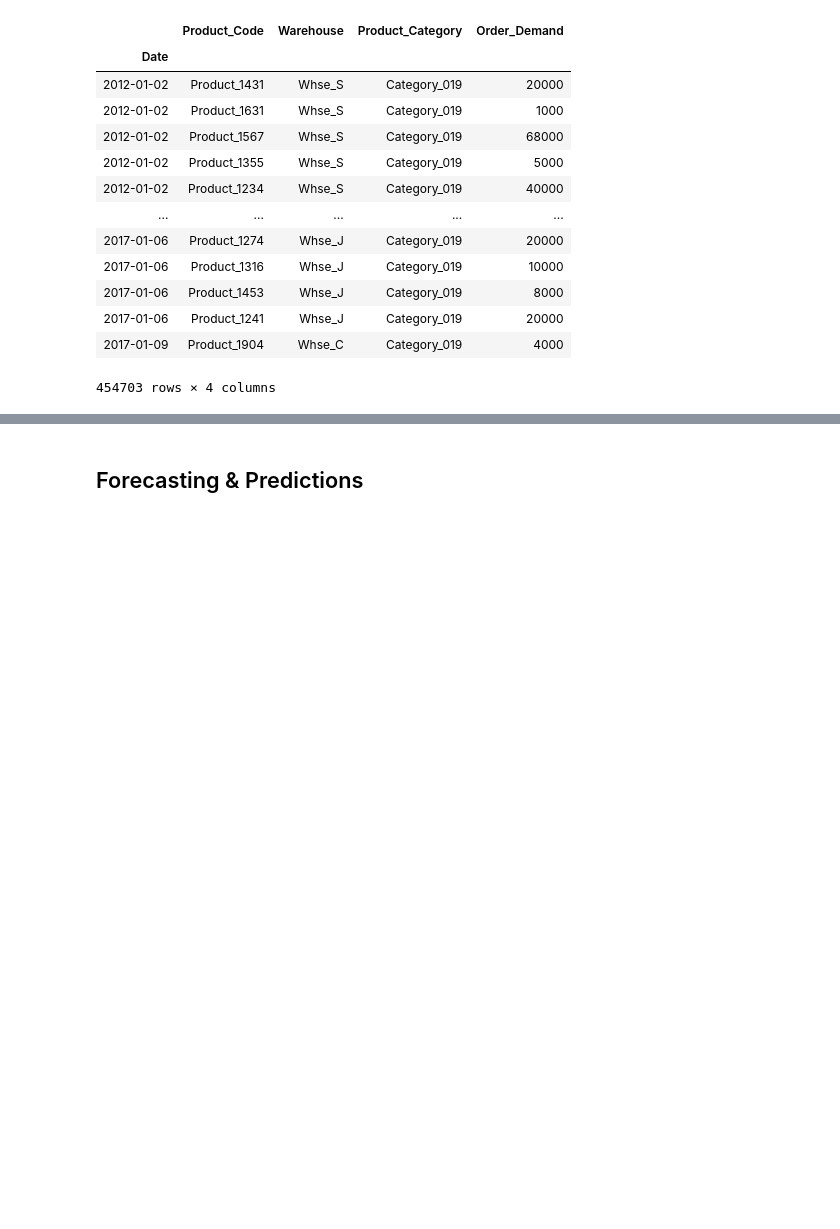
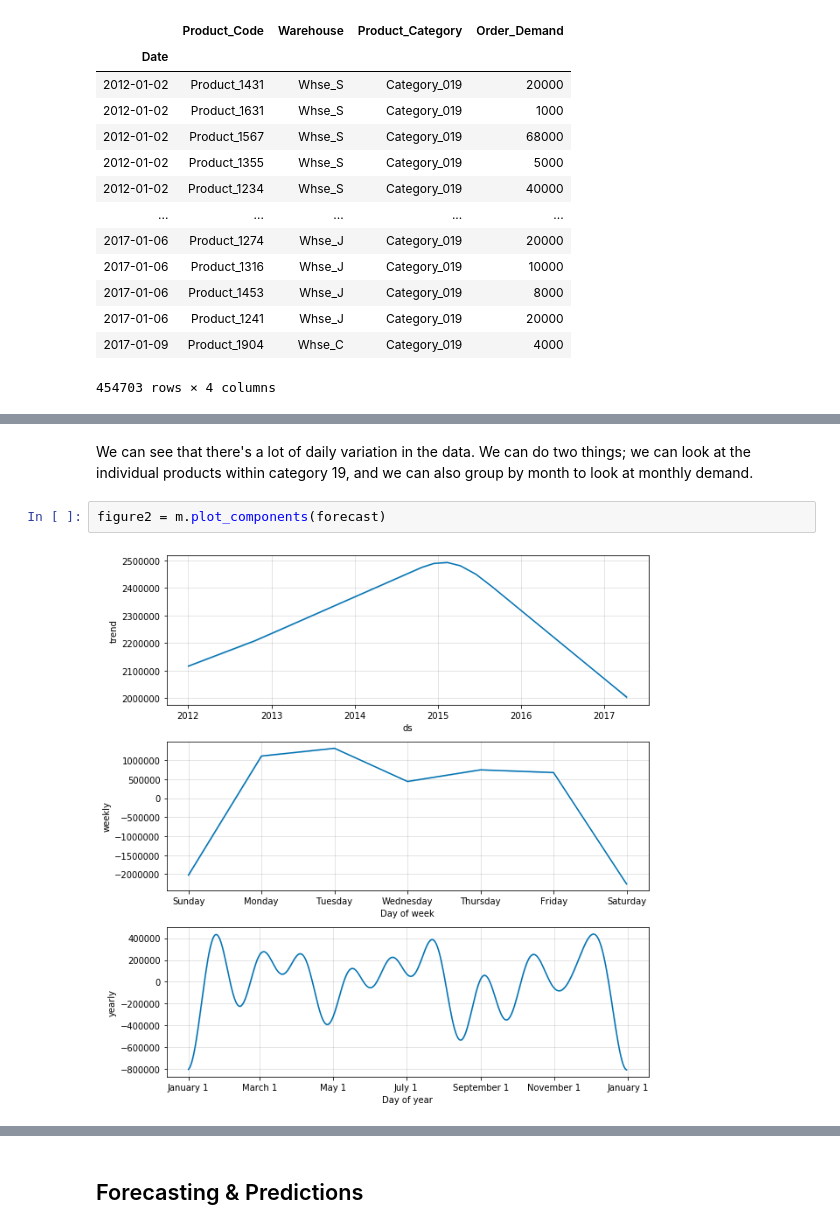
Before and after one commit to JessicaFB/Product-Demand-Forecasting, a Jupyter notebook: Predicting-Product-Demand.ipynb, the cells around one changed output, grey strips where cells are left out. Saved outputs shown, nothing was run; the diff lists cells and outputs as text; blank space fills up the shorter version.

```diff
--- a/Predicting-Product-Demand.ipynb
+++ b/Predicting-Product-Demand.ipynb
@@ -710,0 +763,6 @@ forecast = m.predict(future)
+# %% [markdown]
+We can see that there's a lot of daily variation in the data. We can do two things; we can look at the individual products within category 19, and we can also group by month to look at monthly demand.
+# %%
+figure2 = m.plot_components(forecast)
+# %% [output]
+[figure, added]
```
Also changed, not shown: parts of 14 cells of this notebook.
